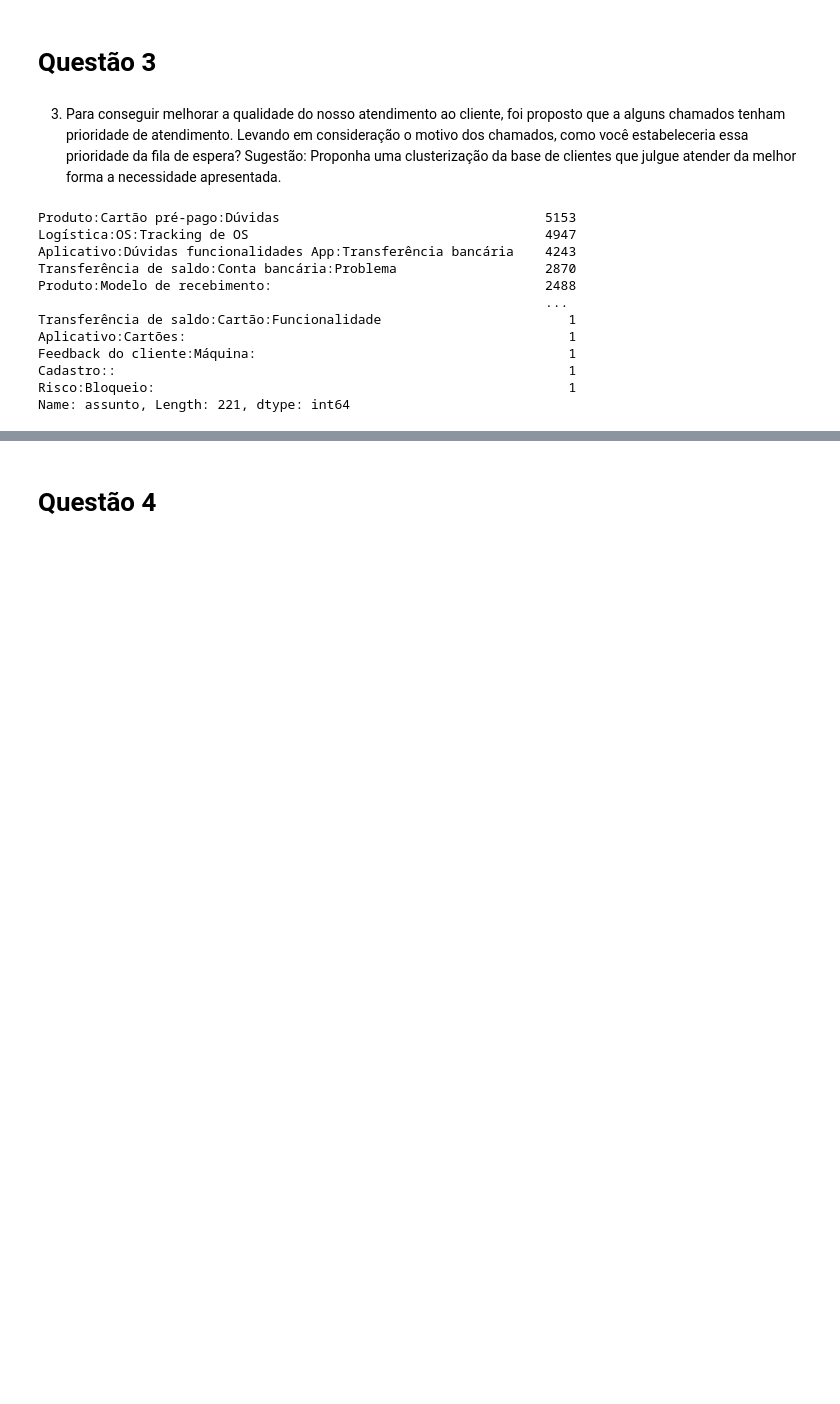
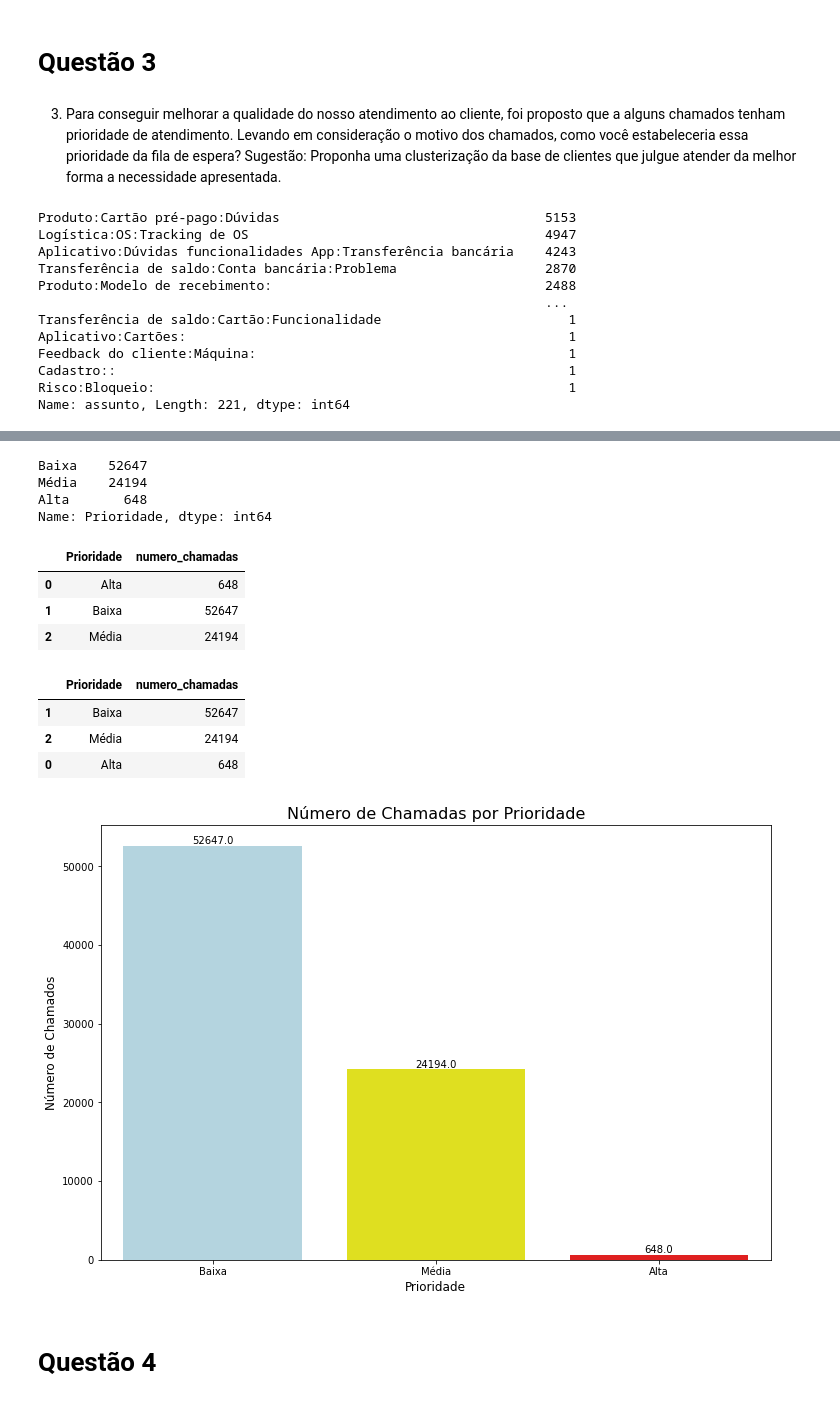
Before and after one commit to rafajovelho/Case3, a Jupyter notebook: Caso_TON.ipynb, the cells around one changed output, grey strips where cells are left out. Cells and saved outputs as stored; diff of their text form; code cells hidden in the pictures; blank space fills up the shorter version.

```diff
--- a/Caso_TON.ipynb
+++ b/Caso_TON.ipynb
@@ -1067,3 +1096,9 @@ Feedback do cliente:Máquina:                                        1
 Cadastro::                                                          1
 Risco:Bloqueio:                                                     1
 Name: assunto, Length: 221, dtype: int64
+# %%
+df4 = df.copy()
+df4['tag_assunto'] = np.nan
+
+for i in range(0, len(df4)):
+    df4['tag_assunto'][i] = df4['assunto'][i].partition(':')[0]
@@ -1070,2 +1374,46 @@ Name: assunto, Length: 221, dtype: int64
+# %%
+# Prioridades:
+df4['Prioridade'] = np.where((df4['tag_assunto'].isin(['Risco', 'Incidente', 'Transferencia de Saldo'])), 'Alta',
+                    np.where((df4['tag_assunto'].isin(['Telecom', 'Transação', 'Cadastro', 'Logística'])), 'Média', 'Baixa'))
+# %%
+df4['Prioridade'].value_counts()
+# %% [output]
+Baixa    52647
+Média    24194
+Alta       648
+Name: Prioridade, dtype: int64
+# %%
+q3 = df4.groupby('Prioridade').agg({'Prioridade':'count'})
+q3.columns = ['numero_chamadas']
+q3 = q3.reset_index(drop=False)
+q3
+# %% [output]
+|  | Prioridade | numero_chamadas |
+| 0 | Alta | 648 |
+| 1 | Baixa | 52647 |
+| 2 | Média | 24194 |
+# %%
+q3 = q3.reindex([1,2,0])
+q3
+# %% [output]
+|  | Prioridade | numero_chamadas |
+| 1 | Baixa | 52647 |
+| 2 | Média | 24194 |
+| 0 | Alta | 648 |
+# %%
+# Plot
+plt.figure(figsize=(12,8))
+
+ax = sns.barplot(x = q3.Prioridade, y = q3.numero_chamadas, palette= ['lightblue', 'yellow', 'red'])
+plt.title('Número de Chamadas por Prioridade', fontdict={'fontsize':16})
+plt.xlabel('Prioridade', fontdict = {'fontsize': 12})
+plt.ylabel('Número de Chamados', fontdict = {'fontsize': 12})
+
+for p in ax.patches:
+    ax.text(p.get_x() + p.get_width()/2, p.get_height()+ 200, round(p.get_height(), 2), horizontalalignment='center')
+
+plt.show()
+# %% [output]
+[figure, added]
 # %% [markdown]
 # Questão 4
```
Also changed, not shown: parts of 30 cells of this notebook, 1 other file.
